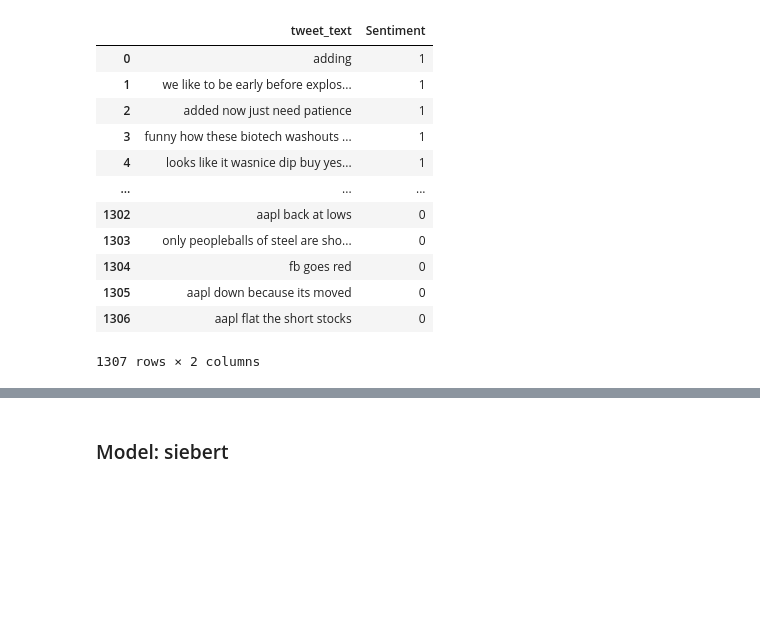
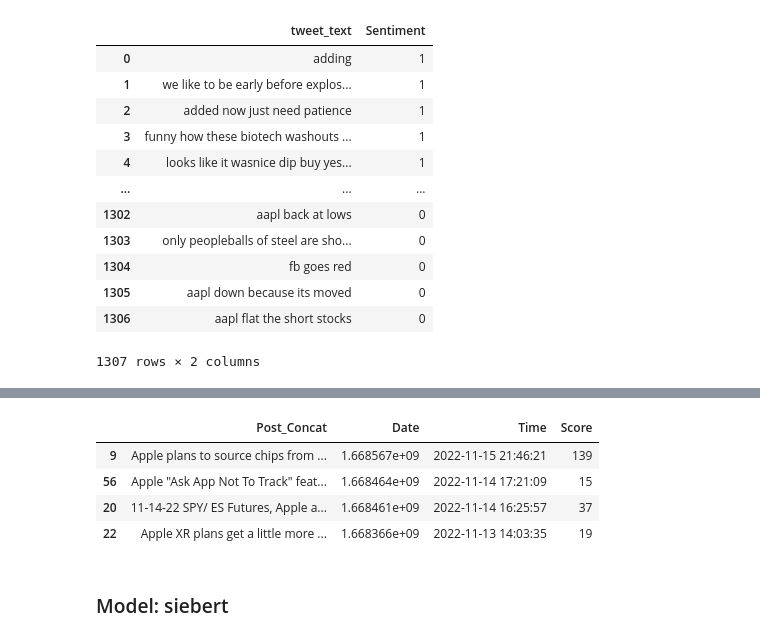
Before and after one commit to ece1786-2022/HiveMindInvestor, a Jupyter notebook: baseline_sentiment_model.ipynb, the cells around one changed output, grey strips where cells are left out. Cells and saved outputs as stored; diff of their text form; code cells hidden in the pictures; blank space fills up the shorter version.

```diff
--- a/baseline_sentiment_model.ipynb
+++ b/baseline_sentiment_model.ipynb
@@ -127,0 +167,14 @@ my_dataset_dict = datasets.DatasetDict({"train":train_dataset,"validation":val_d
+# %%
+df = test_r_data[['Post_Concat', 'Date', 'Time', 'Score']].copy()
+df = df.sort_values(by='Time',ascending=False)
+start_date = '2022-11-13 00:00:00'
+end_date = '2022-11-17 23:59:59'
+mask = (df['Time'] > start_date) & (df['Time'] <= end_date)
+df_date = df.loc[mask]
+df_date
+# %% [output]
+|  | Post_Concat | Date | Time | Score |
+| 9 | Apple plans to source chips from ... | 1.668567e+09 | 2022-11-15 21:46:21 | 139 |
+| 56 | Apple "Ask App Not To Track" feat... | 1.668464e+09 | 2022-11-14 17:21:09 | 15 |
+| 20 | 11-14-22 SPY/ ES Futures, Apple a... | 1.668461e+09 | 2022-11-14 16:25:57 | 37 |
+| 22 | Apple XR plans get a little more ... | 1.668366e+09 | 2022-11-13 14:03:35 | 19 |
```
Also changed, not shown: parts of 26 cells of this notebook.
